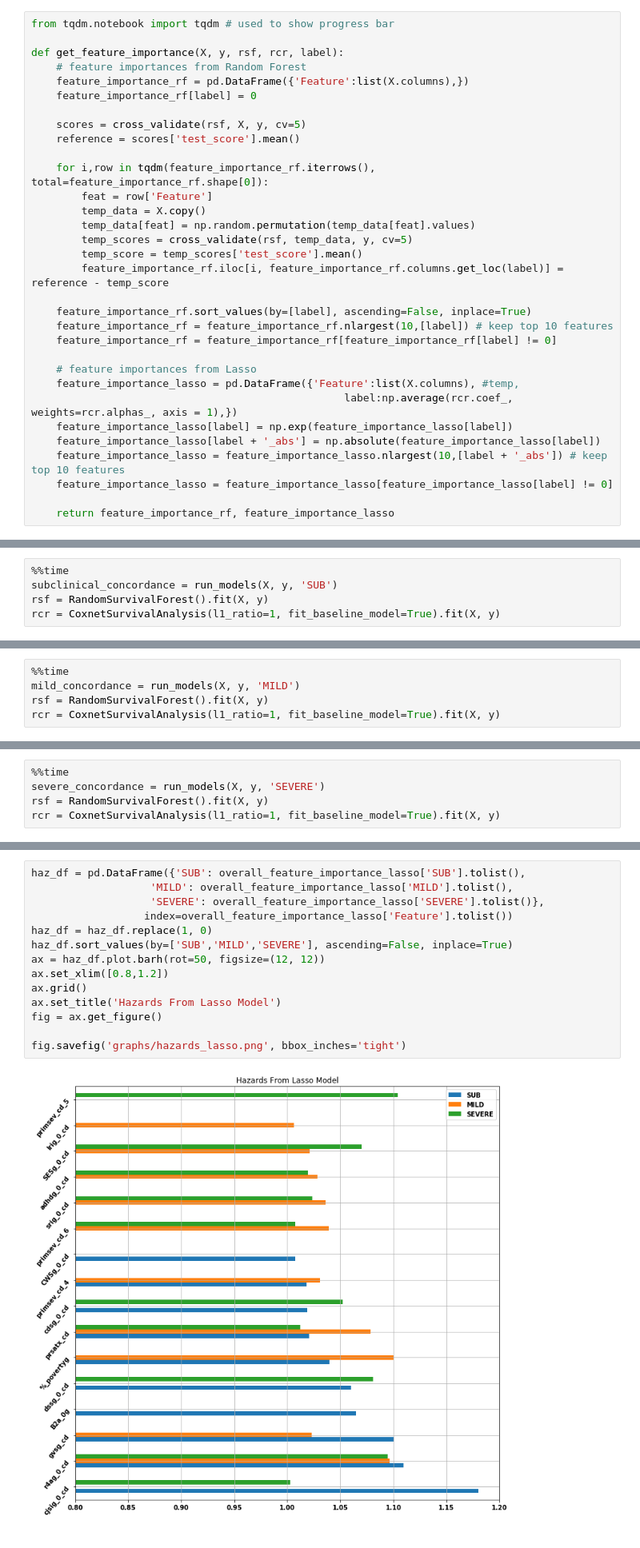
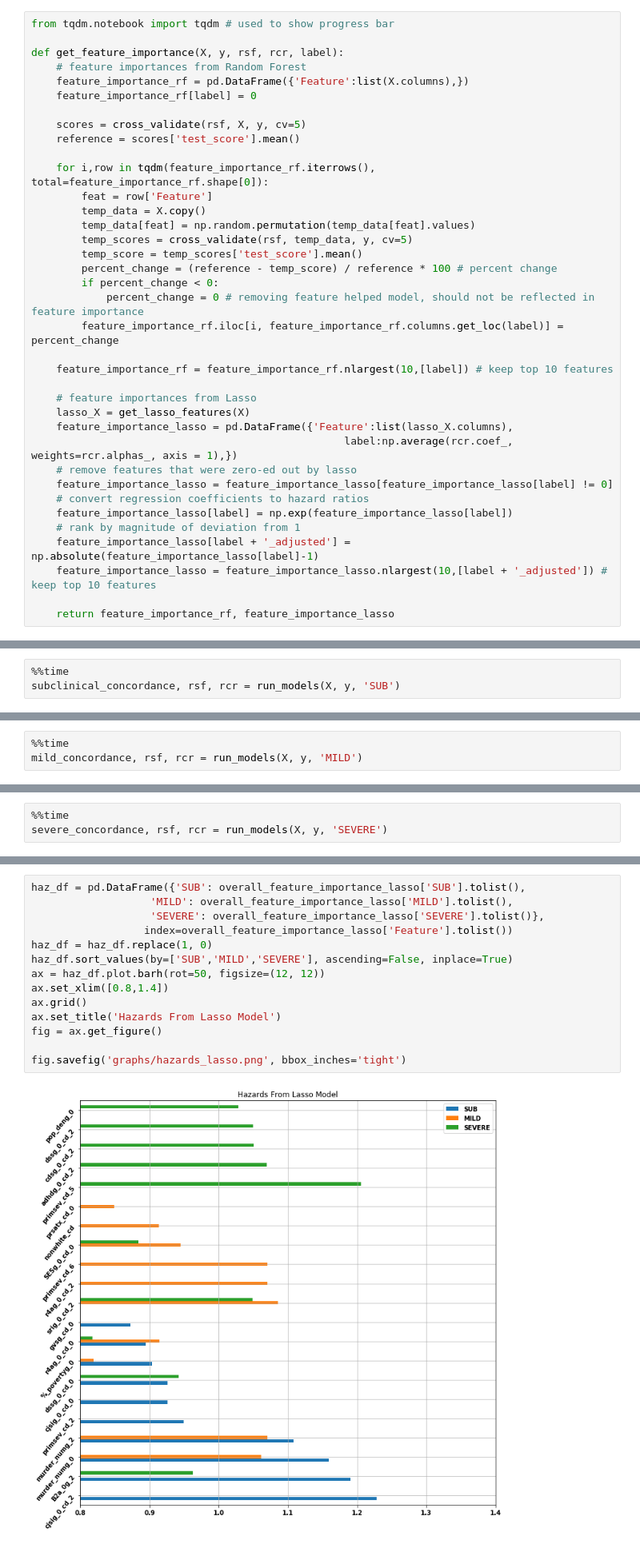
Before and after one commit to prathikr/CAIS_analysis_by_age_grouped, a Jupyter notebook: src/mvp_severity_socioeconomic.ipynb, the cells around one changed output, grey strips where cells are left out. Shown: that part at 80% size. Cells and saved outputs as stored; diff of their text form.

```diff
--- a/src/mvp_severity_socioeconomic.ipynb
+++ b/src/mvp_severity_socioeconomic.ipynb
@@ -124,18 +131,23 @@ def get_feature_importance(X, y, rsf, rcr, label):
         temp_data[feat] = np.random.permutation(temp_data[feat].values)
         temp_scores = cross_validate(rsf, temp_data, y, cv=5)
         temp_score = temp_scores['test_score'].mean()
-        feature_importance_rf.iloc[i, feature_importance_rf.columns.get_loc(label)] = reference - temp_score
+        percent_change = (reference - temp_score) / reference * 100 # percent change
+        if percent_change < 0:
+            percent_change = 0 # removing feature helped model, should not be reflected in feature importance
+        feature_importance_rf.iloc[i, feature_importance_rf.columns.get_loc(label)] = percent_change
 
-    feature_importance_rf.sort_values(by=[label], ascending=False, inplace=True)
     feature_importance_rf = feature_importance_rf.nlargest(10,[label]) # keep top 10 features
-    feature_importance_rf = feature_importance_rf[feature_importance_rf[label] != 0]
 
     # feature importances from Lasso
-    feature_importance_lasso = pd.DataFrame({'Feature':list(X.columns), #temp,
+    lasso_X = get_lasso_features(X)
+    feature_importance_lasso = pd.DataFrame({'Feature':list(lasso_X.columns),
                                                   label:np.average(rcr.coef_, weights=rcr.alphas_, axis = 1),})
+    # remove features that were zero-ed out by lasso
+    feature_importance_lasso = feature_importance_lasso[feature_importance_lasso[label] != 0]
+    # convert regression coefficients to hazard ratios
     feature_importance_lasso[label] = np.exp(feature_importance_lasso[label])
-    feature_importance_lasso[label + '_abs'] = np.absolute(feature_importance_lasso[label])
-    feature_importance_lasso = feature_importance_lasso.nlargest(10,[label + '_abs']) # keep top 10 features
-    feature_importance_lasso = feature_importance_lasso[feature_importance_lasso[label] != 0]
+    # rank by magnitude of deviation from 1
+    feature_importance_lasso[label + '_adjusted'] = np.absolute(feature_importance_lasso[label]-1)
+    feature_importance_lasso = feature_importance_lasso.nlargest(10,[label + '_adjusted']) # keep top 10 features
 
     return feature_importance_rf, feature_importance_lasso
@@ -236,7 +255,5 @@ See the caveats in the documentation: http://pandas.pydata.org/pandas-docs/stabl
   errors=errors,
 # %%
 %%time
-subclinical_concordance = run_models(X, y, 'SUB')
-rsf = RandomSurvivalForest().fit(X, y)
-rcr = CoxnetSurvivalAnalysis(l1_ratio=1, fit_baseline_model=True).fit(X, y)
+subclinical_concordance, rsf, rcr = run_models(X, y, 'SUB')
 # %% [output]
@@ -271,7 +288,5 @@ print(X.shape, y.shape)
 (2838, 28) (2838,)
 # %%
 %%time
-mild_concordance = run_models(X, y, 'MILD')
-rsf = RandomSurvivalForest().fit(X, y)
-rcr = CoxnetSurvivalAnalysis(l1_ratio=1, fit_baseline_model=True).fit(X, y)
+mild_concordance, rsf, rcr = run_models(X, y, 'MILD')
 # %% [output]
@@ -308,7 +323,5 @@ See the caveats in the documentation: http://pandas.pydata.org/pandas-docs/stabl
   errors=errors,
 # %%
 %%time
-severe_concordance = run_models(X, y, 'SEVERE')
-rsf = RandomSurvivalForest().fit(X, y)
-rcr = CoxnetSurvivalAnalysis(l1_ratio=1, fit_baseline_model=True).fit(X, y)
+severe_concordance, rsf, rcr = run_models(X, y, 'SEVERE')
 # %% [output]
@@ -367,19 +384,19 @@ display_side_by_side(overall_feature_importance_lasso, 2)
 # %%
 haz_df = pd.DataFrame({'SUB': overall_feature_importance_lasso['SUB'].tolist(),
                    'MILD': overall_feature_importance_lasso['MILD'].tolist(),
                    'SEVERE': overall_feature_importance_lasso['SEVERE'].tolist()},
                   index=overall_feature_importance_lasso['Feature'].tolist())
 haz_df = haz_df.replace(1, 0)
 haz_df.sort_values(by=['SUB','MILD','SEVERE'], ascending=False, inplace=True)
 ax = haz_df.plot.barh(rot=50, figsize=(12, 12))
-ax.set_xlim([0.8,1.2])
+ax.set_xlim([0.8,1.4])
 ax.grid()
 ax.set_title('Hazards From Lasso Model')
 fig = ax.get_figure()
 
 fig.savefig('graphs/hazards_lasso.png', bbox_inches='tight')
 # %% [output]
-[figure, old version]
+[figure, new version]
 # %%
 overall_feature_importance_rf = pd.merge(subclinical_feature_importance_rf, mild_feature_importance_rf, on='Feature', how='outer')
 overall_feature_importance_rf = pd.merge(overall_feature_importance_rf, severe_feature_importance_rf, on='Feature', how='outer')
```
Also changed, not shown: parts of 22 cells of this notebook, 10 other files.
